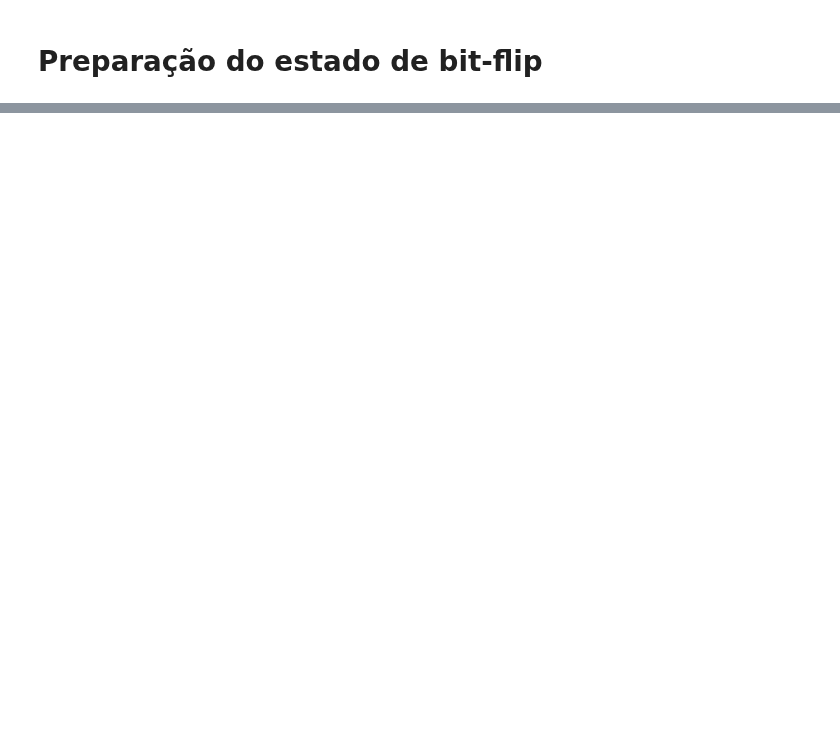
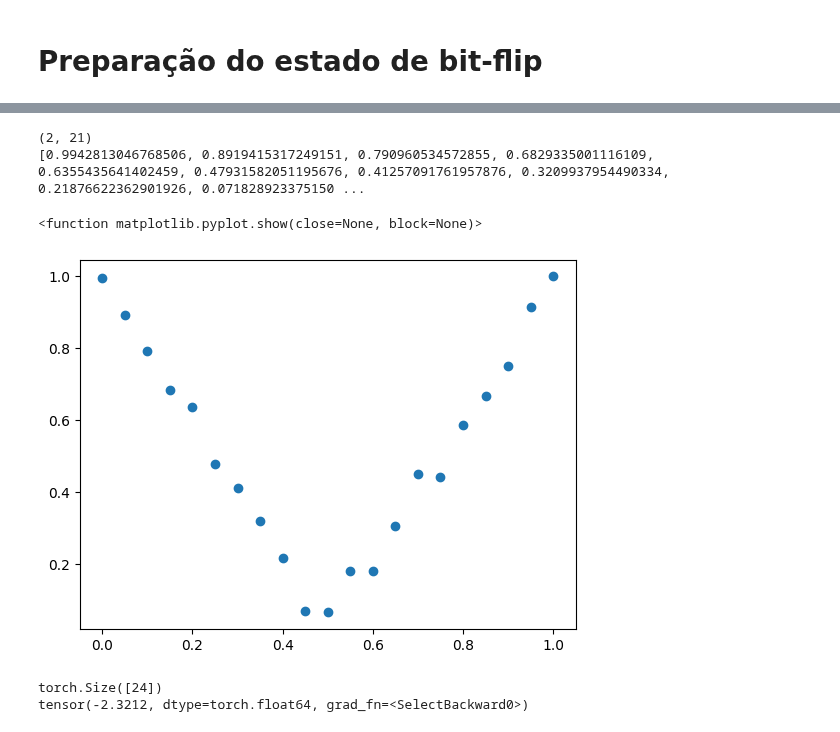
Before and after one commit to SchultzVV/Runtime-qiskit, a Jupyter notebook: bf.ipynb, the cells around one changed output, grey strips where cells are left out. Cells and saved outputs as stored; diff of their text form; code cells hidden in the pictures; blank space fills up the shorter version.

```diff
--- a/bf.ipynb
+++ b/bf.ipynb
@@ -101,0 +134,23 @@ def run_calcs(list_p, epochs):
+# %%
+import pickle
+with open('data/bf/bf-coherences.pkl', 'rb') as f:
+    cohs = pickle.load(f)
+print(np.shape(cohs))
+print(cohs[0])
+x = np.linspace(0,1,len(cohs[0]))
+plt.scatter(x,cohs[0])
+plt.show
+# %% [output]
+(2, 21)
+[0.9942813046768506, 0.8919415317249151, 0.790960534572855, 0.6829335001116109, 0.6355435641402459, 0.47931582051195676, 0.41257091761957876, 0.3209937954490334, 0.21876622362901926, 0.071828923375150 ...
+<function matplotlib.pyplot.show(close=None, block=None)>
+[figure, added]
+# %%
+import pickle
+with open('data/bf/bf-best_params.pkl', 'rb') as f:
+    params = pickle.load(f)
+print(np.shape(params))
+print(cohs[0])
+# %% [output]
+torch.Size([24])
+tensor(-2.3212, dtype=torch.float64, grad_fn=<SelectBackward0>)
```
Also changed, not shown: parts of 8 cells of this notebook, 2 other files.
